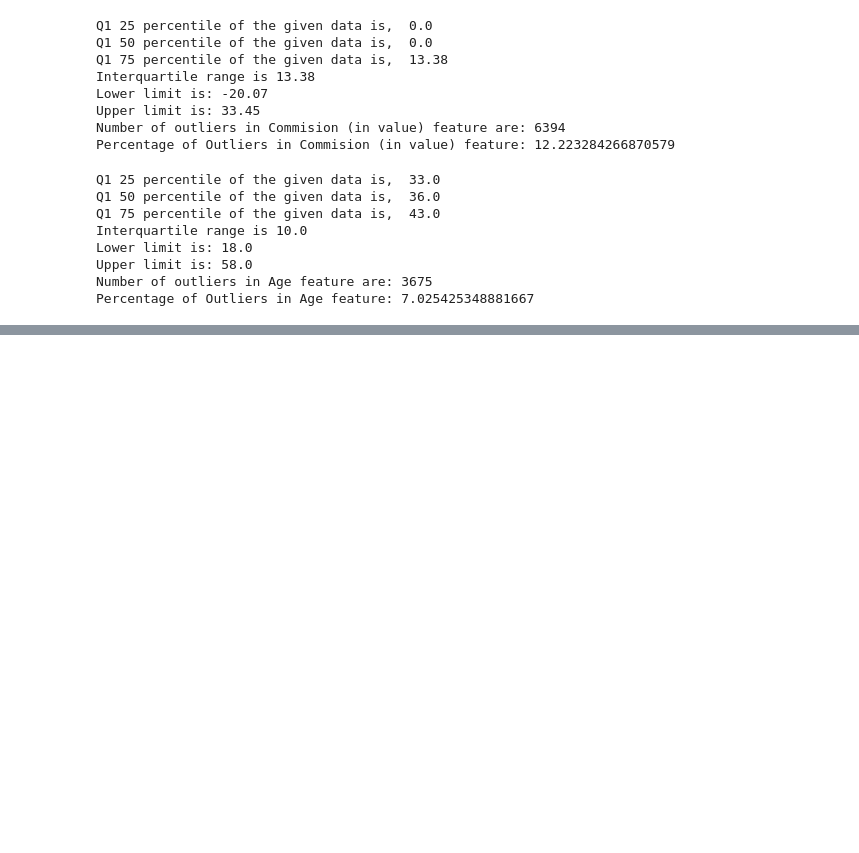
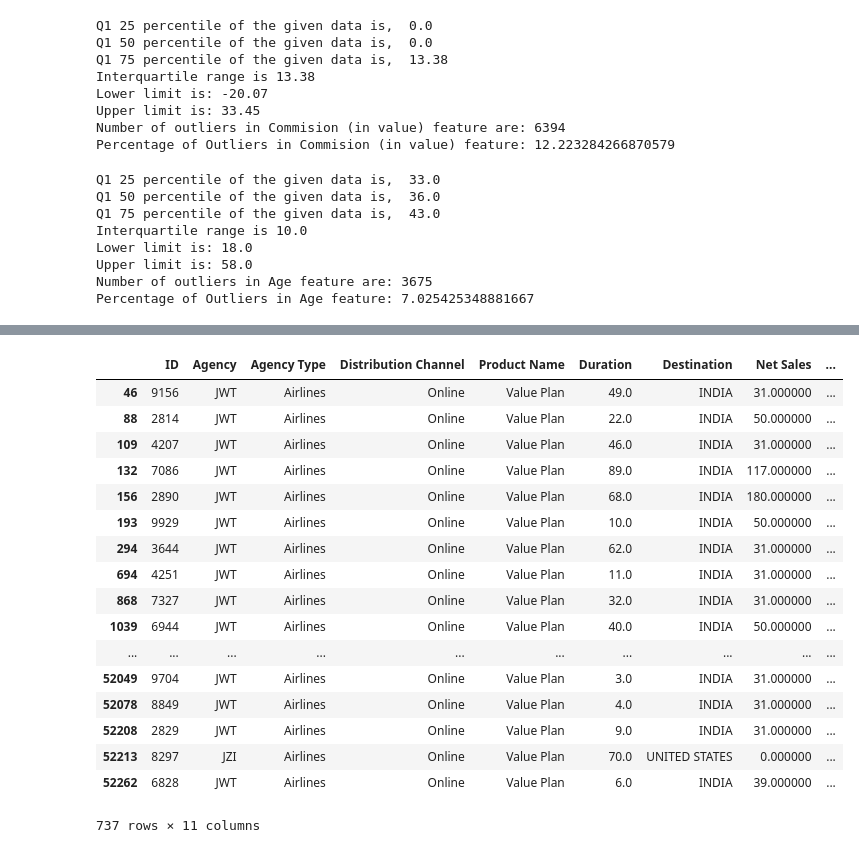
Before and after one commit to Tinya10/Hackathon, a Jupyter notebook: Will They Claim It.ipynb, the cells around one changed output, grey strips where cells are left out. Cells and saved outputs as stored; diff of their text form; code cells hidden in the pictures; blank space fills up the shorter version.

```diff
--- a/Will They Claim It.ipynb
+++ b/Will They Claim It.ipynb
@@ -526,0 +551,4 @@ Percentage of Outliers in Age feature: 7.025425348881667
+# %%
+train.loc[train['Duration']<0,'Duration'] = 58.256108
+
+train['Duration'].describe()
@@ -526,0 +577,21 @@ Percentage of Outliers in Age feature: 7.025425348881667
+# %%
+train[train['Age']>100]
+# %% [output]
+|  | ID | Agency | Agency Type | Distribution Channel | Product Name | Duration | Destination | Net Sales | ... |
+| 46 | 9156 | JWT | Airlines | Online | Value Plan | 49.0 | INDIA | 31.000000 | ... |
+| 88 | 2814 | JWT | Airlines | Online | Value Plan | 22.0 | INDIA | 50.000000 | ... |
+| 109 | 4207 | JWT | Airlines | Online | Value Plan | 46.0 | INDIA | 31.000000 | ... |
+| 132 | 7086 | JWT | Airlines | Online | Value Plan | 89.0 | INDIA | 117.000000 | ... |
+| 156 | 2890 | JWT | Airlines | Online | Value Plan | 68.0 | INDIA | 180.000000 | ... |
+| 193 | 9929 | JWT | Airlines | Online | Value Plan | 10.0 | INDIA | 50.000000 | ... |
+| 294 | 3644 | JWT | Airlines | Online | Value Plan | 62.0 | INDIA | 31.000000 | ... |
+| 694 | 4251 | JWT | Airlines | Online | Value Plan | 11.0 | INDIA | 31.000000 | ... |
+| 868 | 7327 | JWT | Airlines | Online | Value Plan | 32.0 | INDIA | 31.000000 | ... |
+| 1039 | 6944 | JWT | Airlines | Online | Value Plan | 40.0 | INDIA | 50.000000 | ... |
+| ... | ... | ... | ... | ... | ... | ... | ... | ... | ... |
+| 52049 | 9704 | JWT | Airlines | Online | Value Plan | 3.0 | INDIA | 31.000000 | ... |
+| 52078 | 8849 | JWT | Airlines | Online | Value Plan | 4.0 | INDIA | 31.000000 | ... |
+| 52208 | 2829 | JWT | Airlines | Online | Value Plan | 9.0 | INDIA | 31.000000 | ... |
+| 52213 | 8297 | JZI | Airlines | Online | Value Plan | 70.0 | UNITED STATES | 0.000000 | ... |
+| 52262 | 6828 | JWT | Airlines | Online | Value Plan | 6.0 | INDIA | 39.000000 | ... |
+737 rows × 11 columns
```
Also changed, not shown: parts of 11 cells of this notebook.
